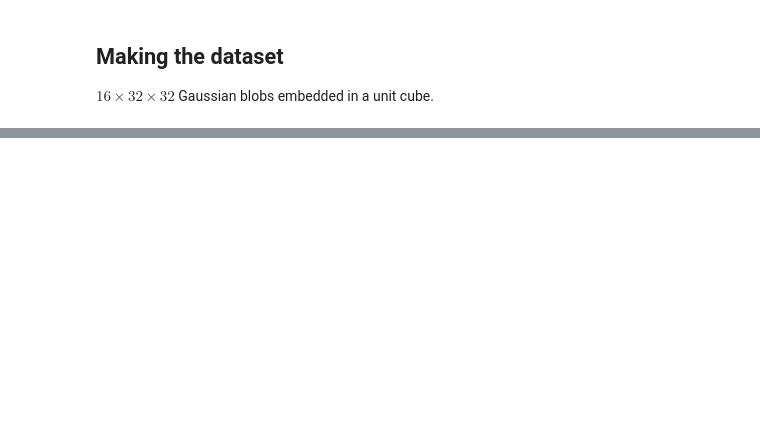
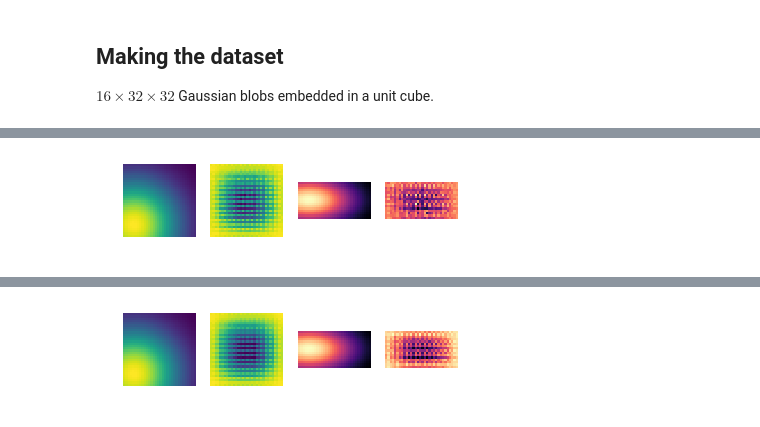
Before and after one commit to MatthewJA/cubism, a Jupyter notebook: vae-cube-slices.ipynb, the cells around one changed output, grey strips where cells are left out. Cells and saved outputs as stored; diff of their text form; code cells hidden in the pictures; blank space fills up the shorter version.

```diff
--- a/vae-cube-slices.ipynb
+++ b/vae-cube-slices.ipynb
@@ -134,0 +235,2 @@ Epoch[4/50] Loss: 16777600.000 16777592.000 7.430
+# %%
+vae3d = VAE3D(z_dim=50).float()
@@ -134,0 +242,28 @@ Epoch[4/50] Loss: 16777600.000 16777592.000 7.430
+# %%
+optimiser3d = torch.optim.Adam(vae3d.parameters(), lr=1e-3)
+# %%
+epochs = 100
+for epoch in tqdm(range(epochs)):
+    recon, mu, logvar = vae3d(data3d)
+    loss, bce, kld = vae3d.loss(recon, data3d, mu, logvar)
+    optimiser3d.zero_grad()
+    loss.backward()
+    optimiser3d.step()
+
+    to_print = "Epoch[{}/{}] Loss: {:.3f} {:.3f} {:.3f}".format(epoch+1,
+                            epochs, loss.item(), bce.item(), kld.item())
+    print(to_print)
+    plt.subplot(1, 4, 1)
+    plt.imshow(data3d[100].numpy()[0].mean(axis=0))
+    plt.axis('off')
+    plt.subplot(1, 4, 2)
+    plt.imshow(recon[100].detach().numpy()[0].mean(axis=0))
+    plt.axis('off')
+    plt.subplot(1, 4, 3)
+    plt.imshow(data3d[100].numpy()[0, :, 0, :], cmap='magma')
+    plt.axis('off')
+    plt.subplot(1, 4, 4)
+    plt.imshow(recon[100].detach().numpy()[0, :, 0, :], cmap='magma')
+    plt.axis('off')
+    plt.show()
+# %% [output]
@@ -134,0 +271 @@ Epoch[4/50] Loss: 16777600.000 16777592.000 7.430
+[figure, added]
@@ -134,0 +273 @@ Epoch[4/50] Loss: 16777600.000 16777592.000 7.430
+[figure, added]
```
Also changed, not shown: parts of 19 cells of this notebook.
